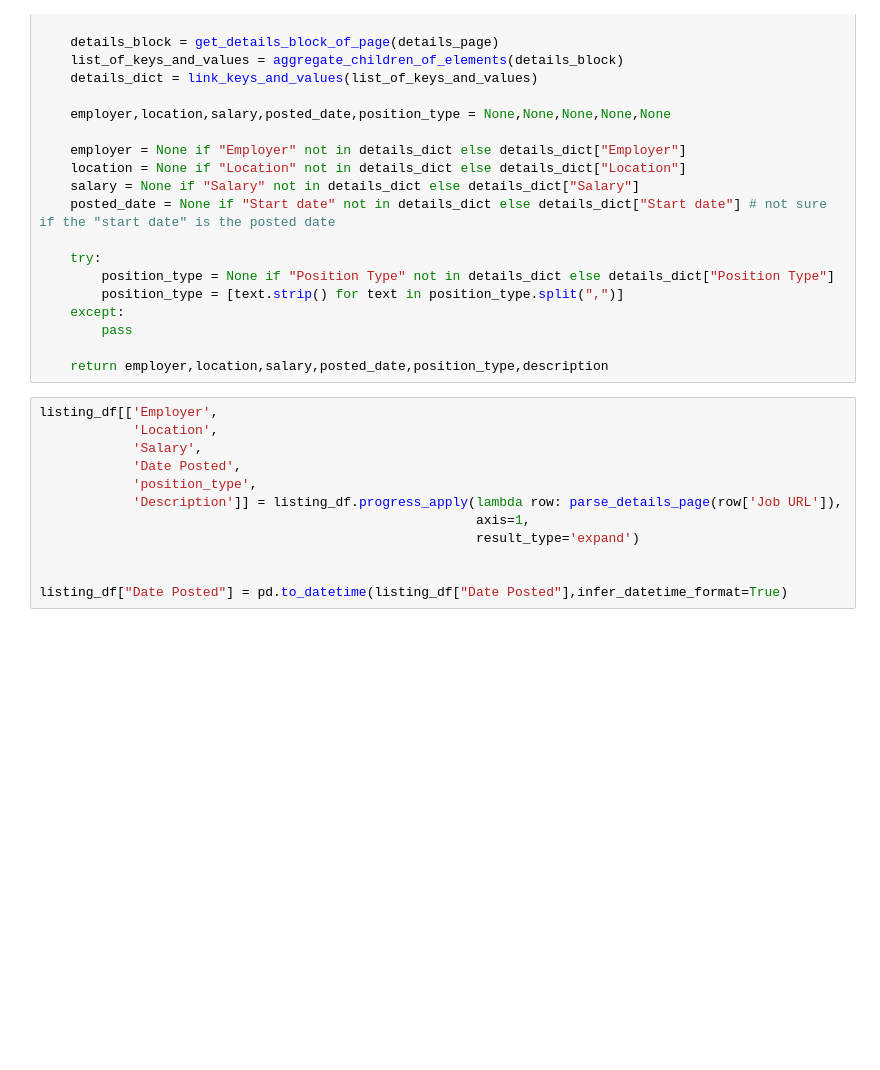
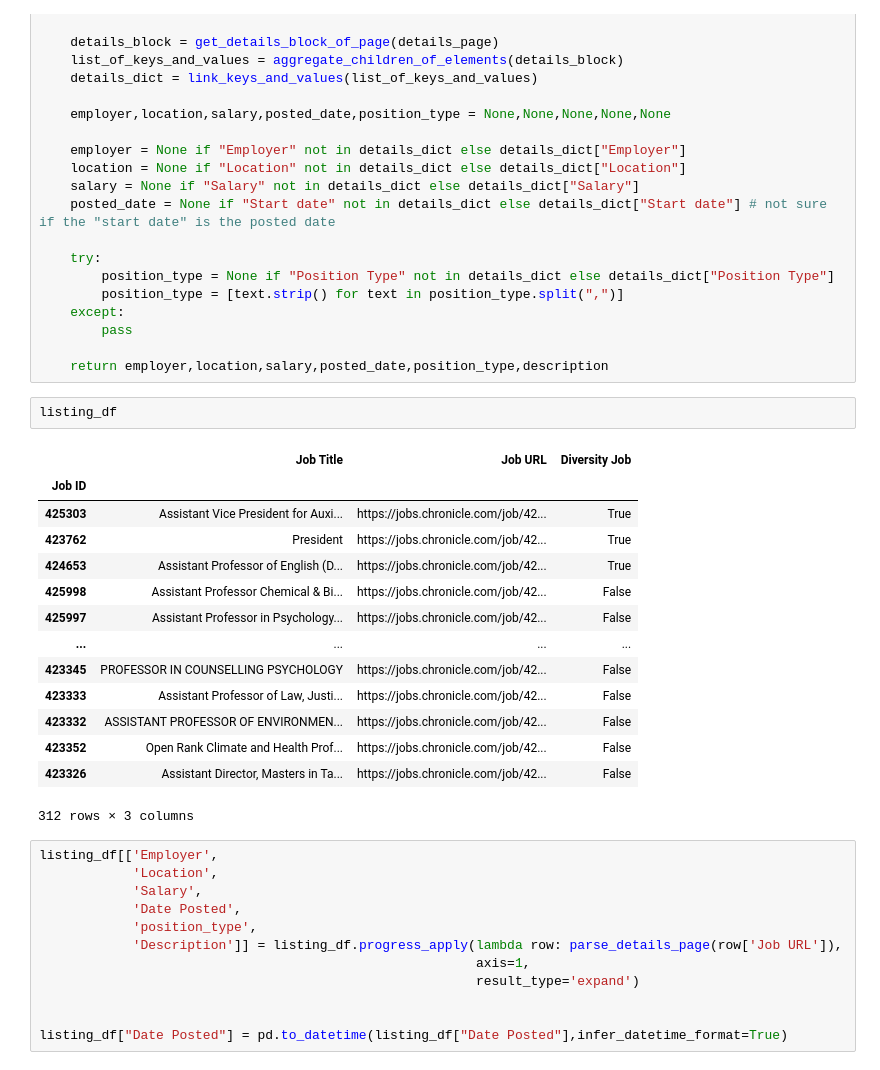
Before and after one commit to PrincetonSSPLab/chronicle-job-advertisement-scraper, a Jupyter notebook: notebooks/The_Chronicles_of_Higher_Ed.ipynb, the cells around one changed output. Drawn from its saved outputs; the diff is of its cells as text; blank space fills up the shorter version.

```diff
--- a/notebooks/The_Chronicles_of_Higher_Ed.ipynb
+++ b/notebooks/The_Chronicles_of_Higher_Ed.ipynb
@@ -206,6 +210,23 @@ def parse_details_page(url):
         pass
 
     return employer,location,salary,posted_date,position_type,description
+# %%
+listing_df
+# %% [output]
+|  | Job Title | Job URL | Diversity Job |
+| Job ID |  |  |  |
+| 425303 | Assistant Vice President for Auxi... | https://jobs.chronicle.com/job/42... | True |
+| 423762 | President | https://jobs.chronicle.com/job/42... | True |
+| 424653 | Assistant Professor of English (D... | https://jobs.chronicle.com/job/42... | True |
+| 425998 | Assistant Professor Chemical & Bi... | https://jobs.chronicle.com/job/42... | False |
+| 425997 | Assistant Professor in Psychology... | https://jobs.chronicle.com/job/42... | False |
+| ... | ... | ... | ... |
+| 423345 | PROFESSOR IN COUNSELLING PSYCHOLOGY | https://jobs.chronicle.com/job/42... | False |
+| 423333 | Assistant Professor of Law, Justi... | https://jobs.chronicle.com/job/42... | False |
+| 423332 | ASSISTANT PROFESSOR OF ENVIRONMEN... | https://jobs.chronicle.com/job/42... | False |
+| 423352 | Open Rank Climate and Health Prof... | https://jobs.chronicle.com/job/42... | False |
+| 423326 | Assistant Director, Masters in Ta... | https://jobs.chronicle.com/job/42... | False |
+312 rows × 3 columns
 # %%
 listing_df[['Employer',
             'Location',
```
Also changed, not shown: parts of 4 cells of this notebook.
